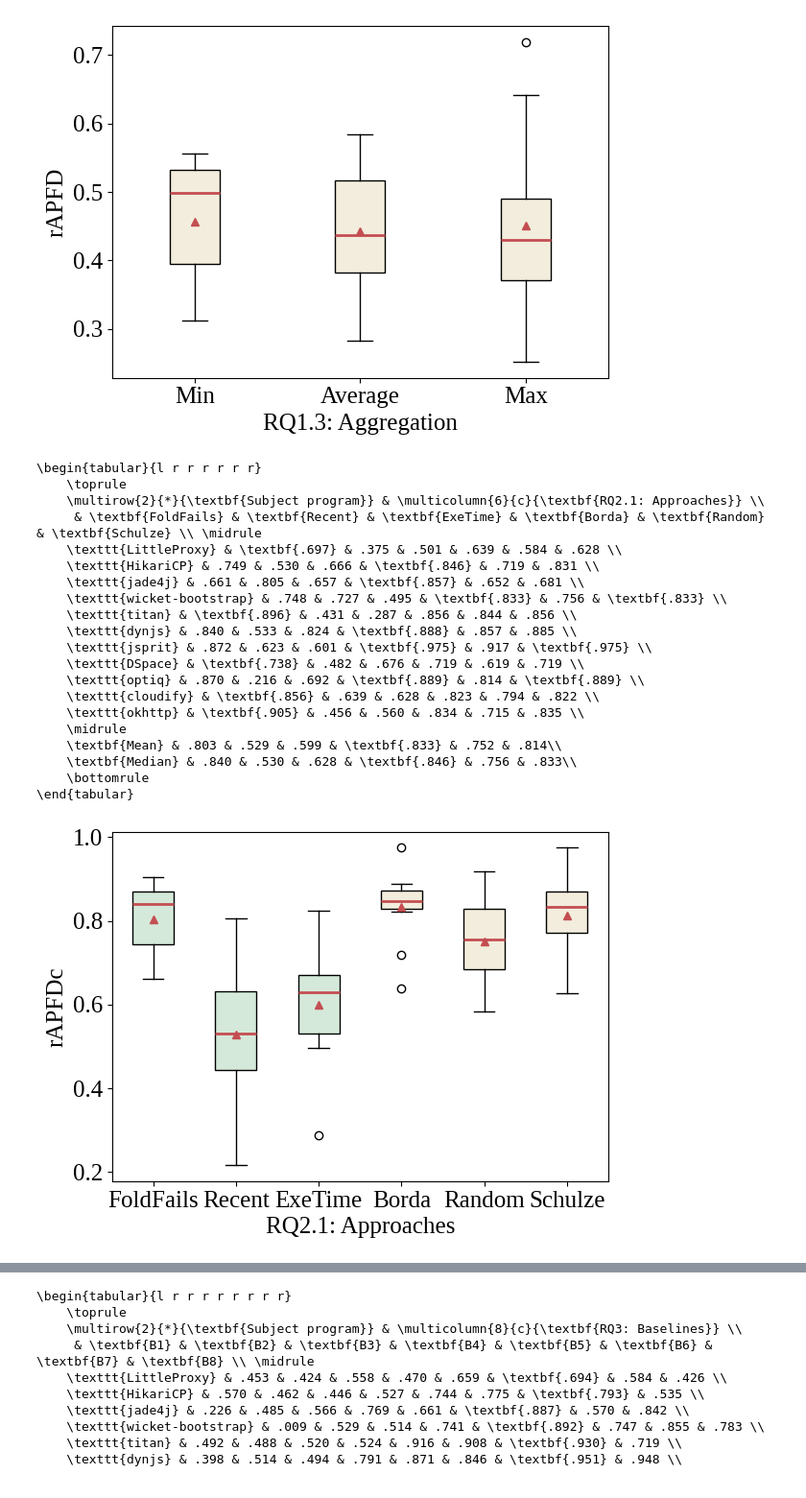
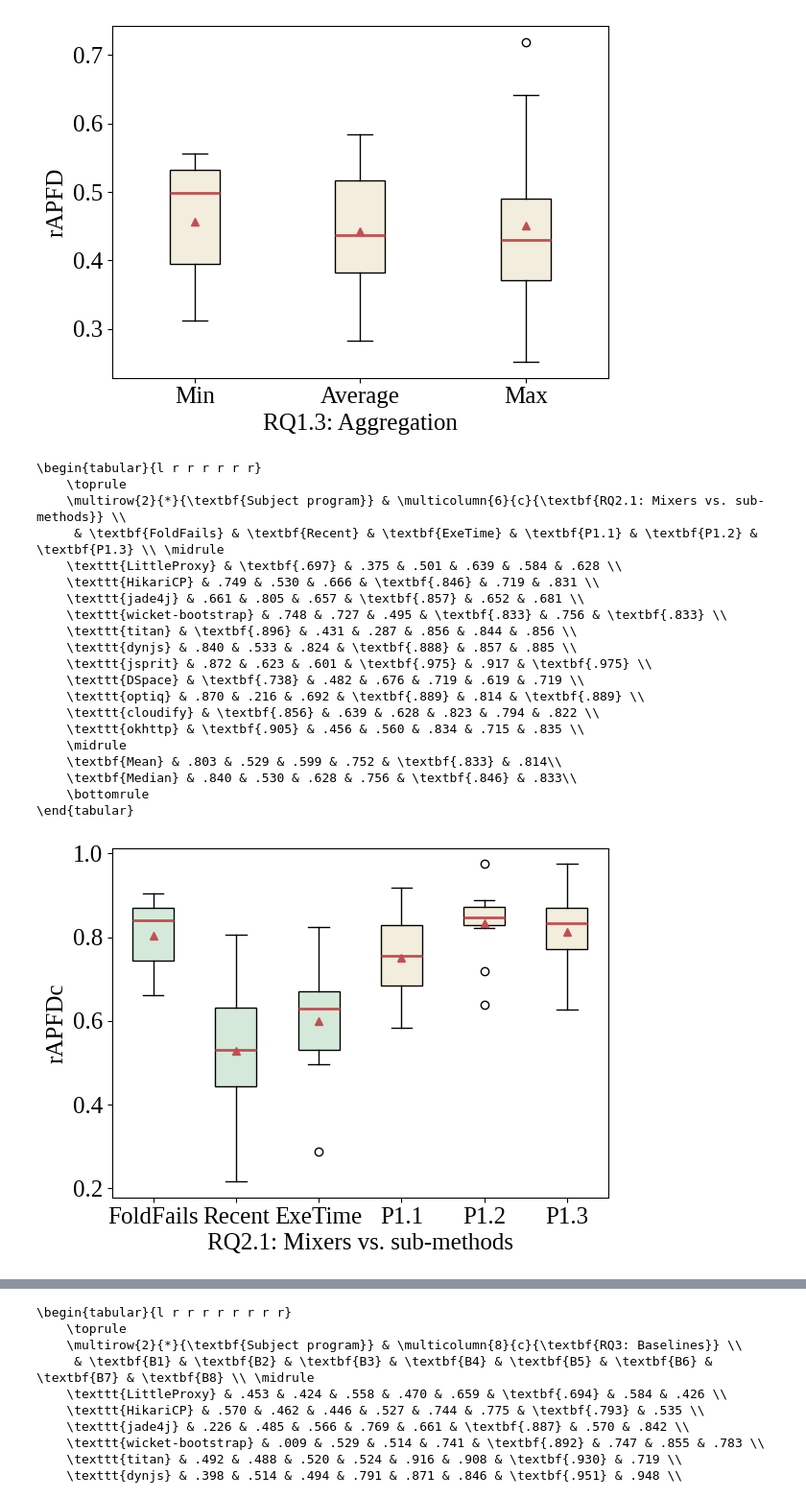
Before and after one commit to LechMadeyski/MSc25TomaszChojnacki, a Jupyter notebook: figures/figures.ipynb, the cells around one changed output, grey strips where cells are left out. Shown at 96% size. Cells and saved outputs as stored; diff of their text form; code cells hidden in the pictures.

Commit message:
Use the official names for methods

```diff
--- a/figures/figures.ipynb
+++ b/figures/figures.ipynb
@@ -238,34 +238,34 @@ rq(
 # %%
 rq(
     inp="rq21",
-    ais=range(6),
-    xlabel="RQ2.1: Approaches",
+    ais=[0, 1, 2, 4, 3, 5], # <- we swap random and Borda
+    xlabel="RQ2.1: Mixers vs. sub-methods",
     ylabel="rAPFDc",
-    tlabel=["FoldFails", "Recent", "ExeTime", "Borda", "Random", "Schulze"],
+    tlabel=["FoldFails", "Recent", "ExeTime", "P1.1", "P1.2", "P1.3"],
     baseline=3,
 )
 # %% [output]
 \begin{tabular}{l r r r r r r}
     \toprule
-    \multirow{2}{*}{\textbf{Subject program}} & \multicolumn{6}{c}{\textbf{RQ2.1: Approaches}} \\
-     & \textbf{FoldFails} & \textbf{Recent} & \textbf{ExeTime} & \textbf{Borda} & \textbf{Random} & \textbf{Schulze} \\ \midrule
+    \multirow{2}{*}{\textbf{Subject program}} & \multicolumn{6}{c}{\textbf{RQ2.1: Mixers vs. sub-methods}} \\
+     & \textbf{FoldFails} & \textbf{Recent} & \textbf{ExeTime} & \textbf{P1.1} & \textbf{P1.2} & \textbf{P1.3} \\ \midrule
     \texttt{LittleProxy} & \textbf{.697} & .375 & .501 & .639 & .584 & .628 \\
     \texttt{HikariCP} & .749 & .530 & .666 & \textbf{.846} & .719 & .831 \\
     \texttt{jade4j} & .661 & .805 & .657 & \textbf{.857} & .652 & .681 \\
     \texttt{wicket-bootstrap} & .748 & .727 & .495 & \textbf{.833} & .756 & \textbf{.833} \\
     \texttt{titan} & \textbf{.896} & .431 & .287 & .856 & .844 & .856 \\
     \texttt{dynjs} & .840 & .533 & .824 & \textbf{.888} & .857 & .885 \\
     \texttt{jsprit} & .872 & .623 & .601 & \textbf{.975} & .917 & \textbf{.975} \\
     \texttt{DSpace} & \textbf{.738} & .482 & .676 & .719 & .619 & .719 \\
     \texttt{optiq} & .870 & .216 & .692 & \textbf{.889} & .814 & \textbf{.889} \\
     \texttt{cloudify} & \textbf{.856} & .639 & .628 & .823 & .794 & .822 \\
     \texttt{okhttp} & \textbf{.905} & .456 & .560 & .834 & .715 & .835 \\
     \midrule
-    \textbf{Mean} & .803 & .529 & .599 & \textbf{.833} & .752 & .814\\
-    \textbf{Median} & .840 & .530 & .628 & \textbf{.846} & .756 & .833\\
+    \textbf{Mean} & .803 & .529 & .599 & .752 & \textbf{.833} & .814\\
+    \textbf{Median} & .840 & .530 & .628 & .756 & \textbf{.846} & .833\\
     \bottomrule
 \end{tabular}
-[figure, old version]
+[figure, new version]
 # %%
 rq(
     inp="rq22",
```
Also changed, not shown: parts of 7 cells of this notebook, 8 other files.
